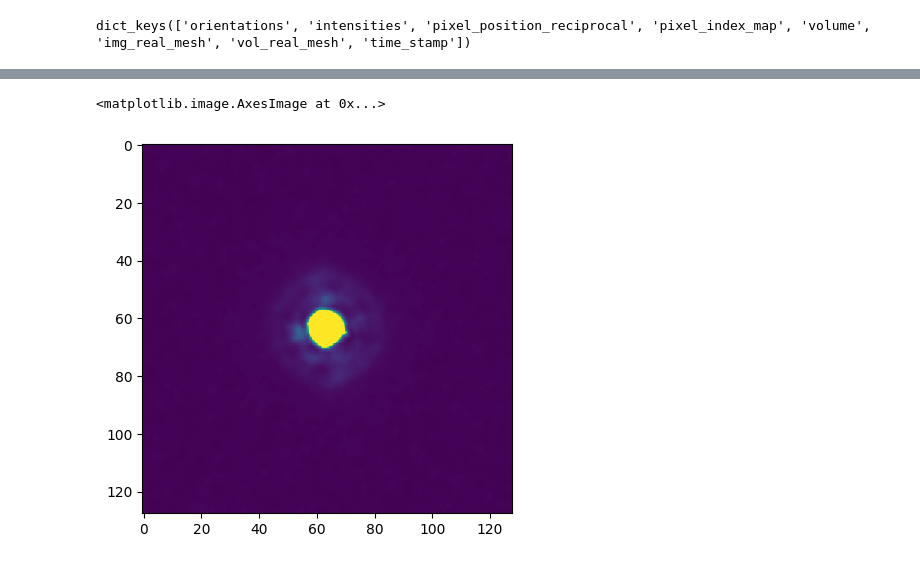
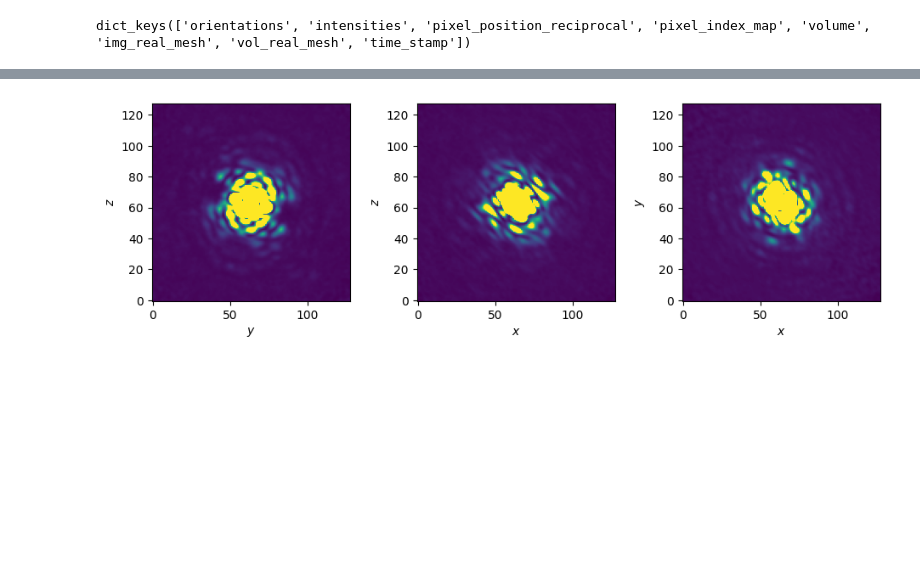
Before and after one commit to zhantaochen/neurorient, a Jupyter notebook: prepare_spinifel.ipynb, the cells around one changed output, grey strips where cells are left out. Cells and saved outputs as stored; diff of their text form; code cells hidden in the pictures; blank space fills up the shorter version.

```diff
--- a/prepare_spinifel.ipynb
+++ b/prepare_spinifel.ipynb
@@ -20,7 +38,12 @@ from pytorch3d.transforms import matrix_to_quaternion
+# %%
+with open('/pscratch/sd/z/zhantao/neurorient_repo/experiments/experiments.yaml') as f:
+    experiments = yaml.safe_load(f)
 # %%
-pdb = '5BWK'
+pdb = '1BXR'
 poisson = True
 num_images = 10000
 increase_factor = 10
-
-ckpt_path = '/pscratch/sd/z/zhantao/neurorient_repo/model_archived/lightning_logs/version_15027710/checkpoints/last.ckpt'
+# %%
+flags = 'f1_p1_g1_b0_c0'
+
+ckpt_path = experiments[pdb.lower()]['resnet18'][flags]
@@ -62,12 +113,11 @@ orientations_pred = torch.cat(orientations_pred)
 # %%
 import numpy as np
 
-grid_reciprocal = model.grid_position_reciprocal / model.grid_position_reciprocal.max()
+grid_reciprocal = model.model.grid_position_reciprocal / model.model.grid_position_reciprocal.max()
 with torch.no_grad():
-    intensity = model.predict_intensity(np.pi * grid_reciprocal.to(device))
-intensity_pred = (torch.exp(intensity) - 1) / scale_factor
+    intensity = model.model.predict_intensity(np.pi * grid_reciprocal.to(device))
+intensity_pred = (torch.exp(intensity) - 1) / model.model.loss_scale_factor
+
+display_volumes(intensity_pred, vmax=1e-3 * intensity_pred.max(), closefig=False)
+# %% [output]
+[figure, added]
-# %%
-plt.imshow(intensity_pred[...,64].detach().cpu().numpy(), vmax=.3)
-# %% [output]
-<matplotlib.image.AxesImage at 0x...>
-[figure, removed]
```
Also changed, not shown: parts of 20 cells of this notebook, 3 other files.
